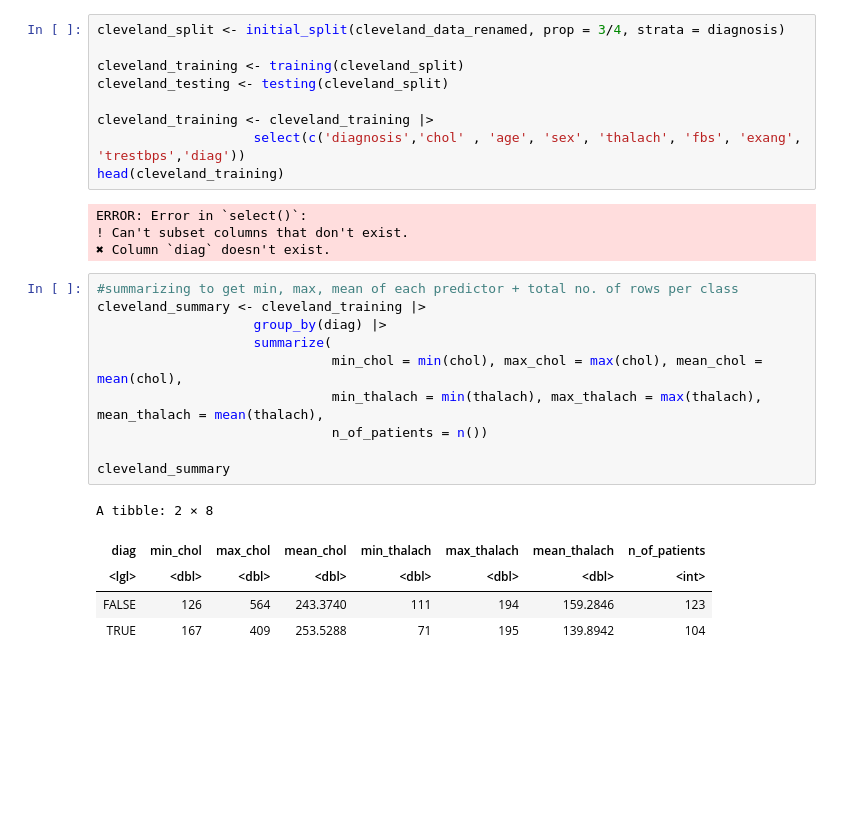
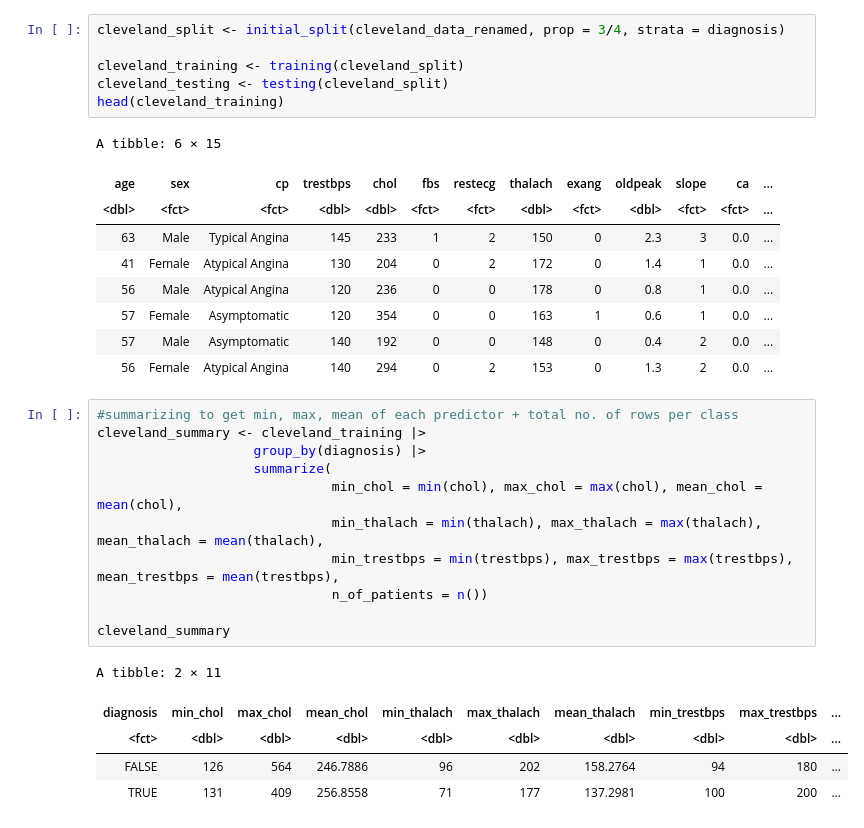
Before and after one commit to stephenDSCI/Heart-Disease-, a Jupyter notebook: Propjectproposal(Push).ipynb, the cells around one changed output. Saved outputs shown, nothing was run; the diff lists cells and outputs as text; blank space fills up the shorter version.

```diff
--- a/Propjectproposal(Push).ipynb
+++ b/Propjectproposal(Push).ipynb
@@ -77,28 +55,32 @@ cleveland_split <- initial_split(cleveland_data_renamed, prop = 3/4, strata = di
 
 cleveland_training <- training(cleveland_split)
 cleveland_testing <- testing(cleveland_split)
-
-cleveland_training <- cleveland_training |>
-                    select(c('diagnosis','chol' , 'age', 'sex', 'thalach', 'fbs', 'exang', 'trestbps','diag'))
 head(cleveland_training)
 # %% [output]
-ERROR: Error in `select()`:
-! Can't subset columns that don't exist.
-✖ Column `diag` doesn't exist.
+A tibble: 6 × 15
+| age | sex | cp | trestbps | chol | fbs | restecg | thalach | exang | oldpeak | slope | ca | ... |
+| <dbl> | <fct> | <fct> | <dbl> | <dbl> | <fct> | <fct> | <dbl> | <fct> | <dbl> | <fct> | <fct> | ... |
+| 63 | Male | Typical Angina | 145 | 233 | 1 | 2 | 150 | 0 | 2.3 | 3 | 0.0 | ... |
+| 41 | Female | Atypical Angina | 130 | 204 | 0 | 2 | 172 | 0 | 1.4 | 1 | 0.0 | ... |
+| 56 | Male | Atypical Angina | 120 | 236 | 0 | 0 | 178 | 0 | 0.8 | 1 | 0.0 | ... |
+| 57 | Female | Asymptomatic | 120 | 354 | 0 | 0 | 163 | 1 | 0.6 | 1 | 0.0 | ... |
+| 57 | Male | Asymptomatic | 140 | 192 | 0 | 0 | 148 | 0 | 0.4 | 2 | 0.0 | ... |
+| 56 | Female | Atypical Angina | 140 | 294 | 0 | 2 | 153 | 0 | 1.3 | 2 | 0.0 | ... |
 # %%
 #summarizing to get min, max, mean of each predictor + total no. of rows per class
 cleveland_summary <- cleveland_training |>
-                    group_by(diag) |>
+                    group_by(diagnosis) |>
                     summarize(
                               min_chol = min(chol), max_chol = max(chol), mean_chol = mean(chol),
                               min_thalach = min(thalach), max_thalach = max(thalach), mean_thalach = mean(thalach),
+                              min_trestbps = min(trestbps), max_trestbps = max(trestbps), mean_trestbps = mean(trestbps),
                               n_of_patients = n())
 
 cleveland_summary
 # %% [output]
-A tibble: 2 × 8
+A tibble: 2 × 11
-| diag | min_chol | max_chol | mean_chol | min_thalach | max_thalach | mean_thalach | n_of_patients |
-| <lgl> | <dbl> | <dbl> | <dbl> | <dbl> | <dbl> | <dbl> | <int> |
-| FALSE | 126 | 564 | 243.3740 | 111 | 194 | 159.2846 | 123 |
-| TRUE | 167 | 409 | 253.5288 | 71 | 195 | 139.8942 | 104 |
+| diagnosis | min_chol | max_chol | mean_chol | min_thalach | max_thalach | mean_thalach | min_trestbps | max_trestbps | ... |
+| <fct> | <dbl> | <dbl> | <dbl> | <dbl> | <dbl> | <dbl> | <dbl> | <dbl> | ... |
+| FALSE | 126 | 564 | 246.7886 | 96 | 202 | 158.2764 | 94 | 180 | ... |
+| TRUE | 131 | 409 | 256.8558 | 71 | 177 | 137.2981 | 100 | 200 | ... |
 # %%
```
Also changed, not shown: parts of 4 cells of this notebook.
